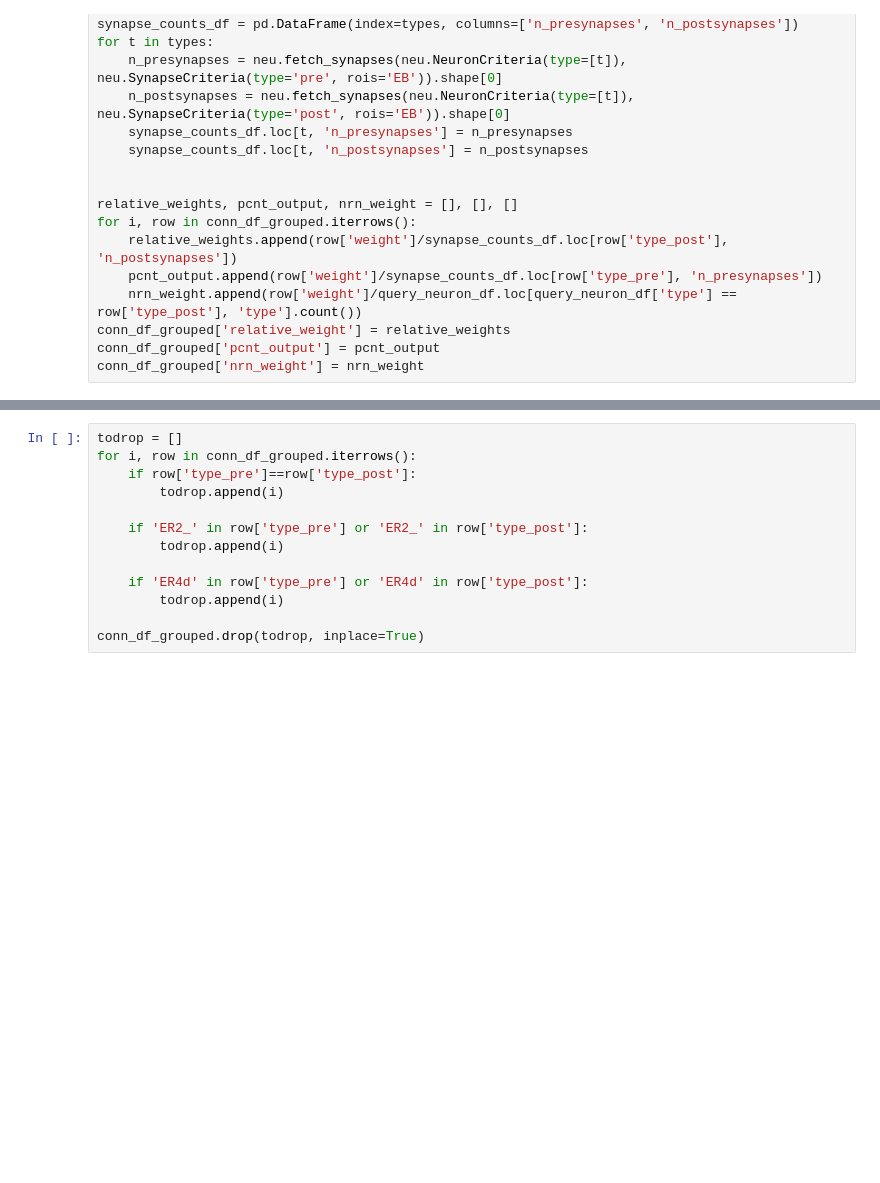
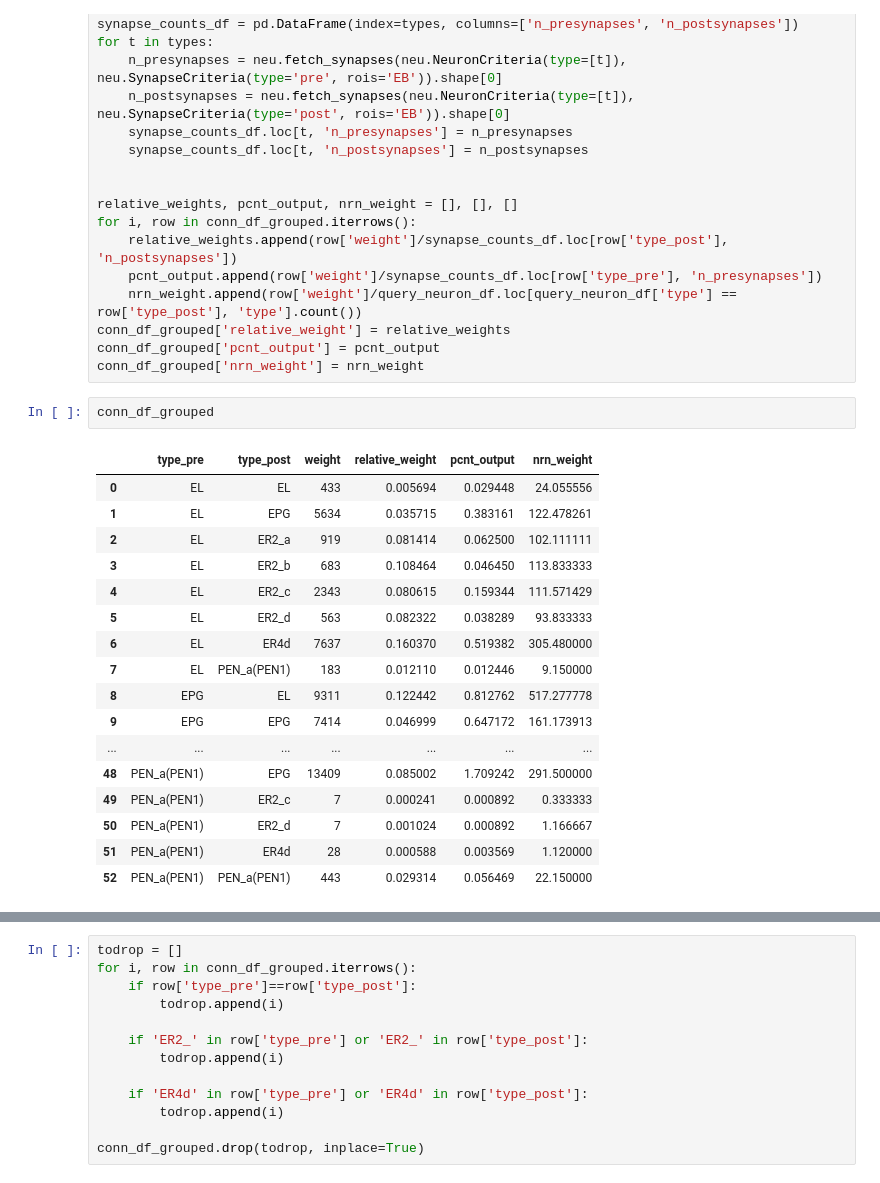
Before and after one commit to yfisher-lab/NeuromodPlasticity, a Jupyter notebook: NeuromodPlasticity/figures/connectomics/connectivity_matrices_graphs.ipynb, the cells around one changed output, grey strips where cells are left out. Drawn from its saved outputs; the diff is of its cells as text; blank space fills up the shorter version.

```diff
--- a/NeuromodPlasticity/figures/connectomics/connectivity_matrices_graphs.ipynb
+++ b/NeuromodPlasticity/figures/connectomics/connectivity_matrices_graphs.ipynb
@@ -138,6 +138,26 @@ for i, row in conn_df_grouped.iterrows():
 conn_df_grouped['relative_weight'] = relative_weights
 conn_df_grouped['pcnt_output'] = pcnt_output
 conn_df_grouped['nrn_weight'] = nrn_weight
+# %%
+conn_df_grouped
+# %% [output]
+|  | type_pre | type_post | weight | relative_weight | pcnt_output | nrn_weight |
+| 0 | EL | EL | 433 | 0.005694 | 0.029448 | 24.055556 |
+| 1 | EL | EPG | 5634 | 0.035715 | 0.383161 | 122.478261 |
+| 2 | EL | ER2_a | 919 | 0.081414 | 0.062500 | 102.111111 |
+| 3 | EL | ER2_b | 683 | 0.108464 | 0.046450 | 113.833333 |
+| 4 | EL | ER2_c | 2343 | 0.080615 | 0.159344 | 111.571429 |
+| 5 | EL | ER2_d | 563 | 0.082322 | 0.038289 | 93.833333 |
+| 6 | EL | ER4d | 7637 | 0.160370 | 0.519382 | 305.480000 |
+| 7 | EL | PEN_a(PEN1) | 183 | 0.012110 | 0.012446 | 9.150000 |
+| 8 | EPG | EL | 9311 | 0.122442 | 0.812762 | 517.277778 |
+| 9 | EPG | EPG | 7414 | 0.046999 | 0.647172 | 161.173913 |
+| ... | ... | ... | ... | ... | ... | ... |
+| 48 | PEN_a(PEN1) | EPG | 13409 | 0.085002 | 1.709242 | 291.500000 |
+| 49 | PEN_a(PEN1) | ER2_c | 7 | 0.000241 | 0.000892 | 0.333333 |
+| 50 | PEN_a(PEN1) | ER2_d | 7 | 0.001024 | 0.000892 | 1.166667 |
+| 51 | PEN_a(PEN1) | ER4d | 28 | 0.000588 | 0.003569 | 1.120000 |
+| 52 | PEN_a(PEN1) | PEN_a(PEN1) | 443 | 0.029314 | 0.056469 | 22.150000 |
 # %%
 
 er_pre, er_post = 0, 0
```
Also changed, not shown: parts of 6 cells of this notebook, 4 other files.
